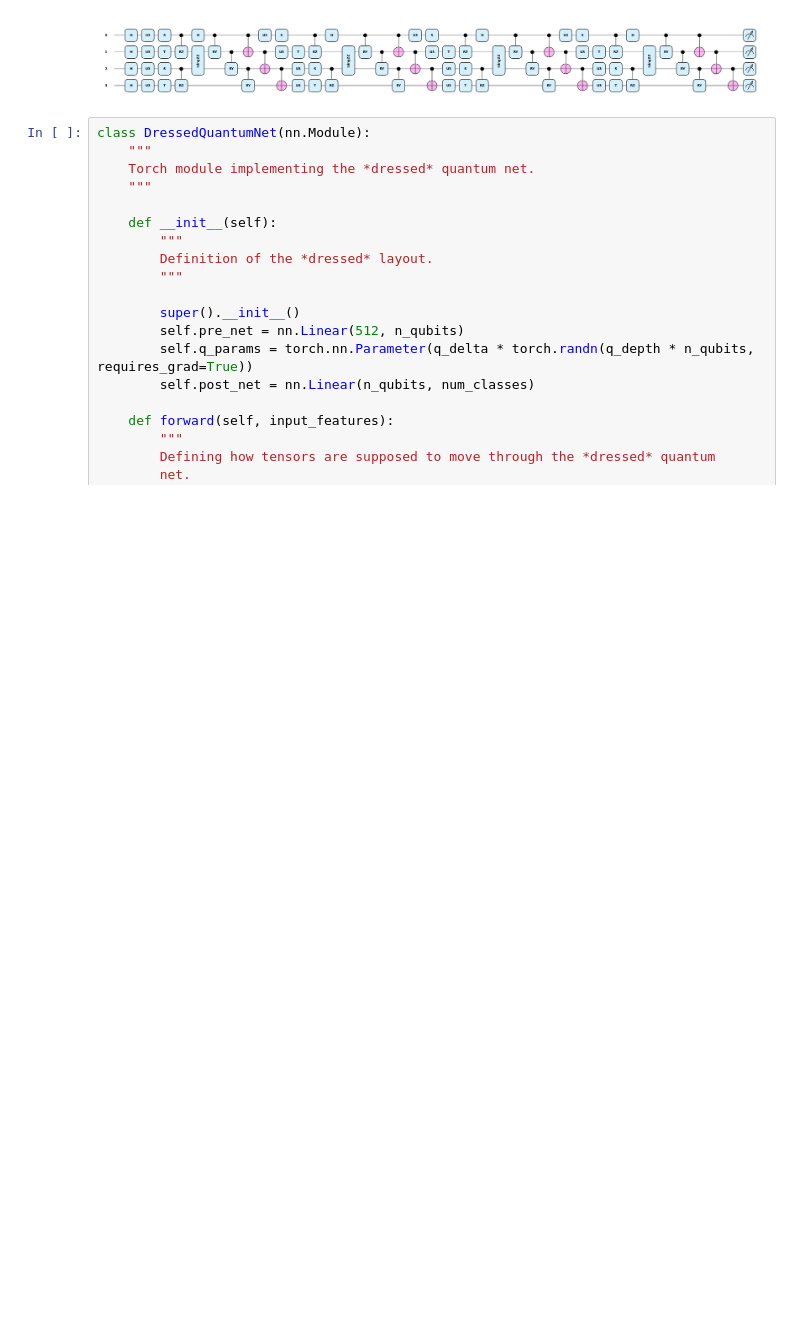
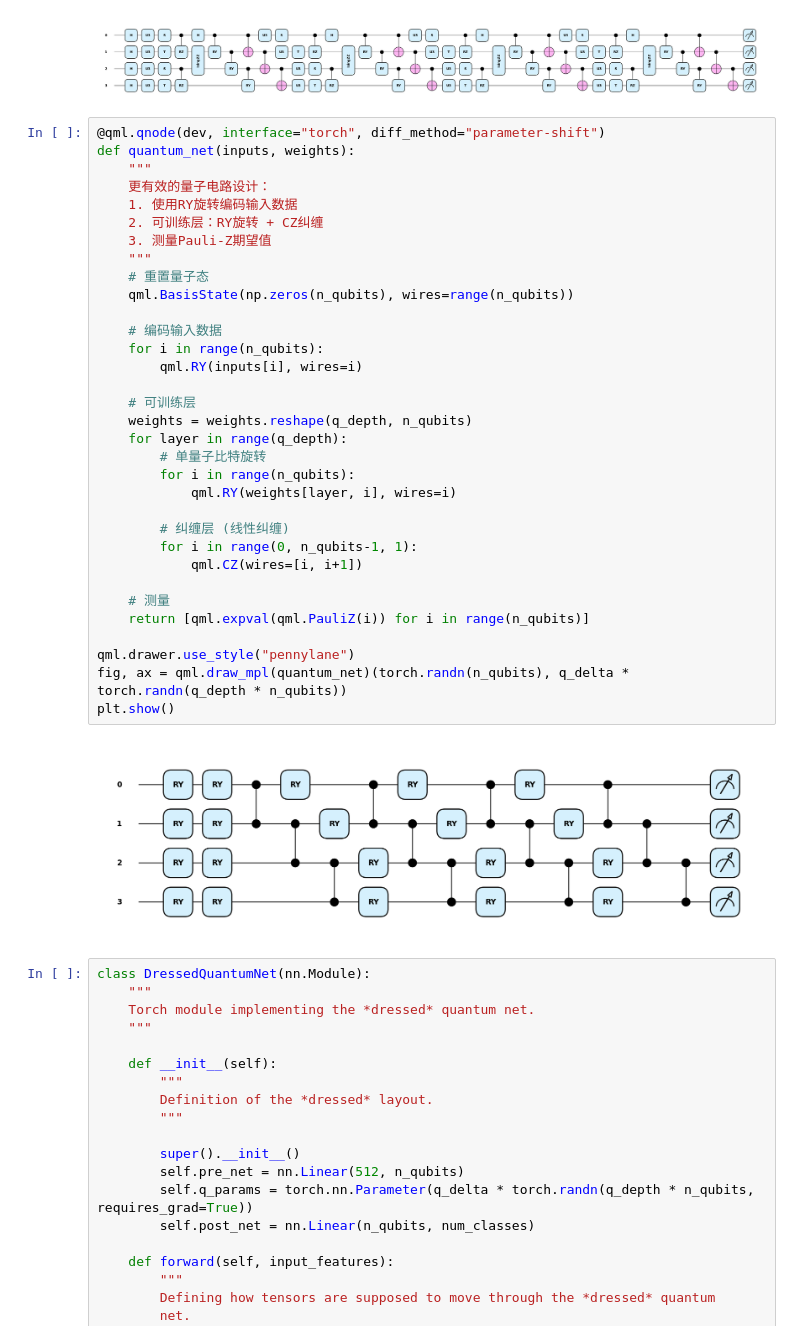
Before and after one commit to yzy1997/quantum_cl, a Jupyter notebook: quantum_lwf_addqlayer.ipynb, the cells around one changed output. Drawn from its saved outputs; the diff is of its cells as text; blank space fills up the shorter version.

```diff
--- a/quantum_lwf_addqlayer.ipynb
+++ b/quantum_lwf_addqlayer.ipynb
@@ -374,6 +381,41 @@ fig, ax = qml.draw_mpl(quantum_net_4)(torch.randn(n_qubits, q_depth), q_delta *
 plt.show()
 # %% [output]
 [figure]
+# %%
+@qml.qnode(dev, interface="torch", diff_method="parameter-shift")
+def quantum_net(inputs, weights):
+    """
+    更有效的量子电路设计：
+    1. 使用RY旋转编码输入数据
+    2. 可训练层：RY旋转 + CZ纠缠
+    3. 测量Pauli-Z期望值
+    """
+    # 重置量子态
+    qml.BasisState(np.zeros(n_qubits), wires=range(n_qubits))
+
+    # 编码输入数据
+    for i in range(n_qubits):
+        qml.RY(inputs[i], wires=i)
+
+    # 可训练层
+    weights = weights.reshape(q_depth, n_qubits)
+    for layer in range(q_depth):
+        # 单量子比特旋转
+        for i in range(n_qubits):
+            qml.RY(weights[layer, i], wires=i)
+
+        # 纠缠层 (线性纠缠)
+        for i in range(0, n_qubits-1, 1):
+            qml.CZ(wires=[i, i+1])
+
+    # 测量
+    return [qml.expval(qml.PauliZ(i)) for i in range(n_qubits)]
+
+qml.drawer.use_style("pennylane")
+fig, ax = qml.draw_mpl(quantum_net)(torch.randn(n_qubits), q_delta * torch.randn(q_depth * n_qubits))
+plt.show()
+# %% [output]
+[figure, added]
 # %%
 class DressedQuantumNet(nn.Module):
     """
```
Also changed, not shown: parts of 2 cells of this notebook, 2 other files.
